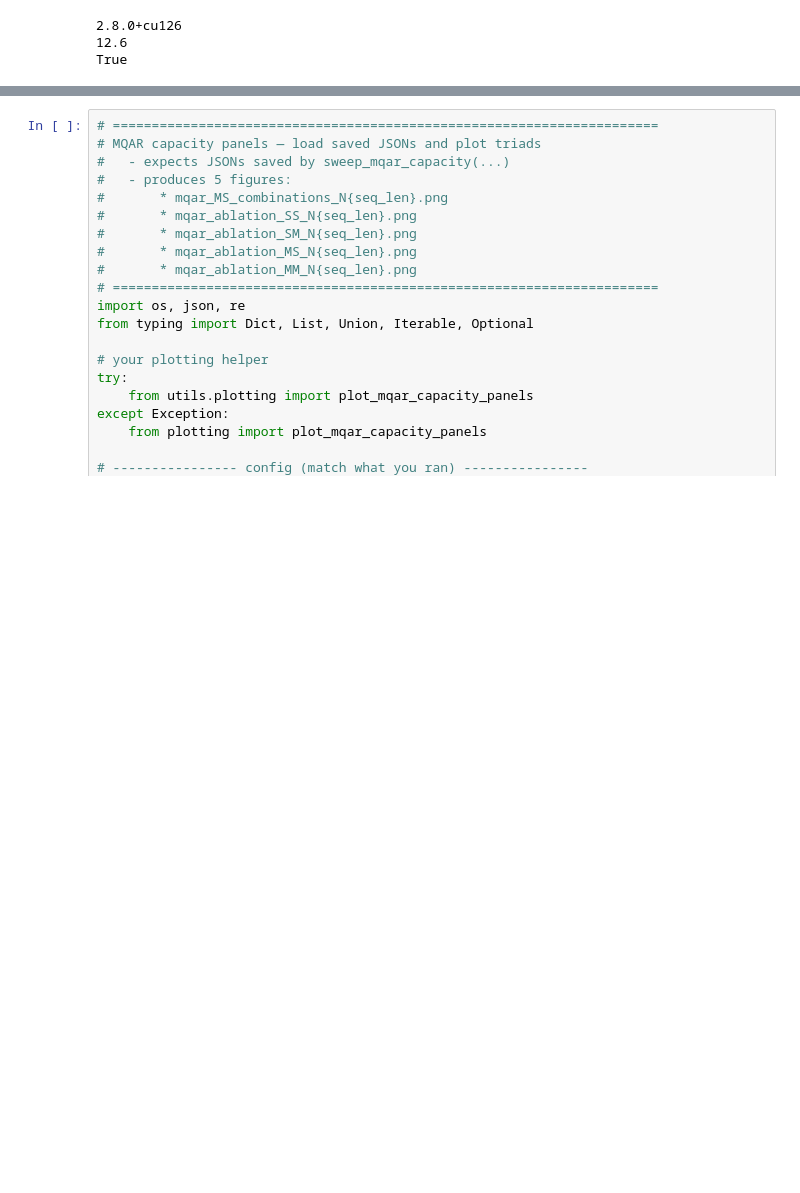
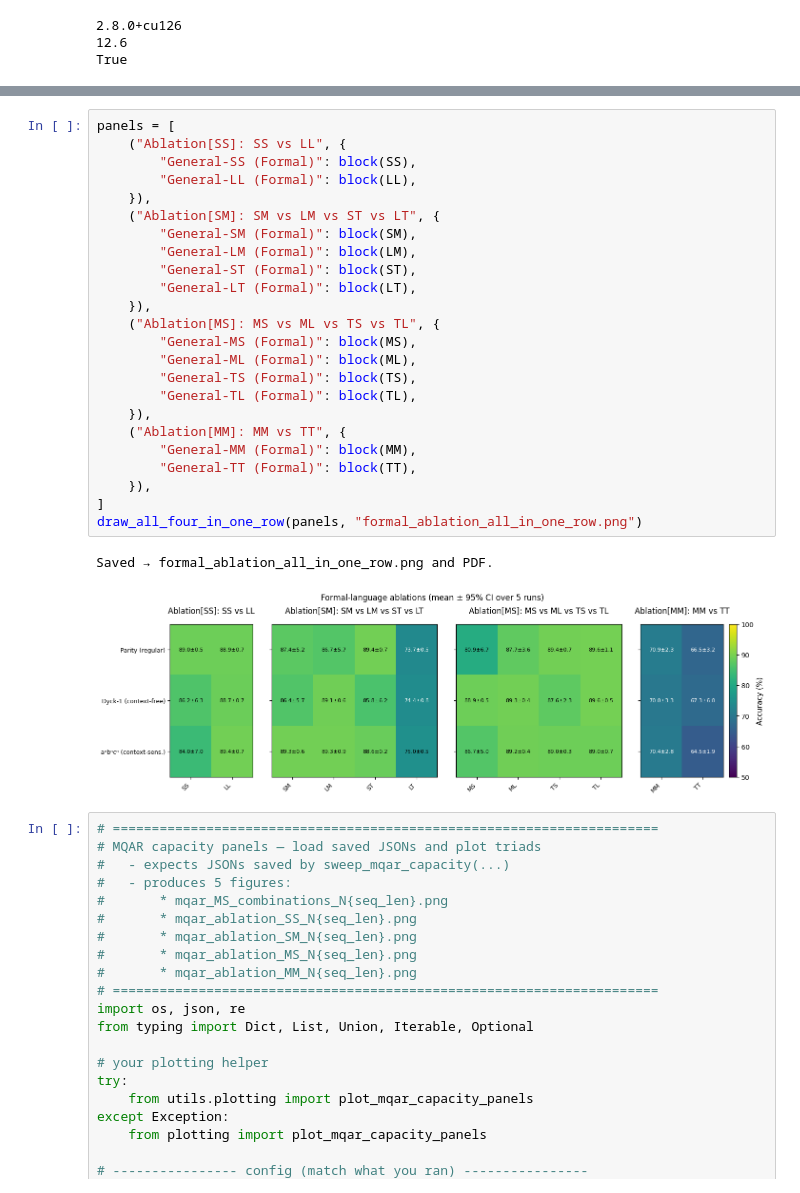
Before and after one commit to Zeromeam/xlstm_project, a Jupyter notebook: test.ipynb, the cells around one changed output, grey strips where cells are left out. Cells and saved outputs as stored; diff of their text form; blank space fills up the shorter version.

```diff
--- a/test.ipynb
+++ b/test.ipynb
@@ -1039,3 +1118,30 @@ Saved → formal_ablation_MM.png
+# %%
+panels = [
+    ("Ablation[SS]: SS vs LL", {
+        "General-SS (Formal)": block(SS),
+        "General-LL (Formal)": block(LL),
+    }),
+    ("Ablation[SM]: SM vs LM vs ST vs LT", {
+        "General-SM (Formal)": block(SM),
+        "General-LM (Formal)": block(LM),
+        "General-ST (Formal)": block(ST),
+        "General-LT (Formal)": block(LT),
+    }),
+    ("Ablation[MS]: MS vs ML vs TS vs TL", {
+        "General-MS (Formal)": block(MS),
+        "General-ML (Formal)": block(ML),
+        "General-TS (Formal)": block(TS),
+        "General-TL (Formal)": block(TL),
+    }),
+    ("Ablation[MM]: MM vs TT", {
+        "General-MM (Formal)": block(MM),
+        "General-TT (Formal)": block(TT),
+    }),
+]
+draw_all_four_in_one_row(panels, "formal_ablation_all_in_one_row.png")
+# %% [output]
+Saved → formal_ablation_all_in_one_row.png and PDF.
+[figure, added]
 # %%
 # ======================================================================
 # MQAR capacity panels — load saved JSONs and plot triads
```
Also changed, not shown: parts of 3 cells of this notebook, 7 other files.
